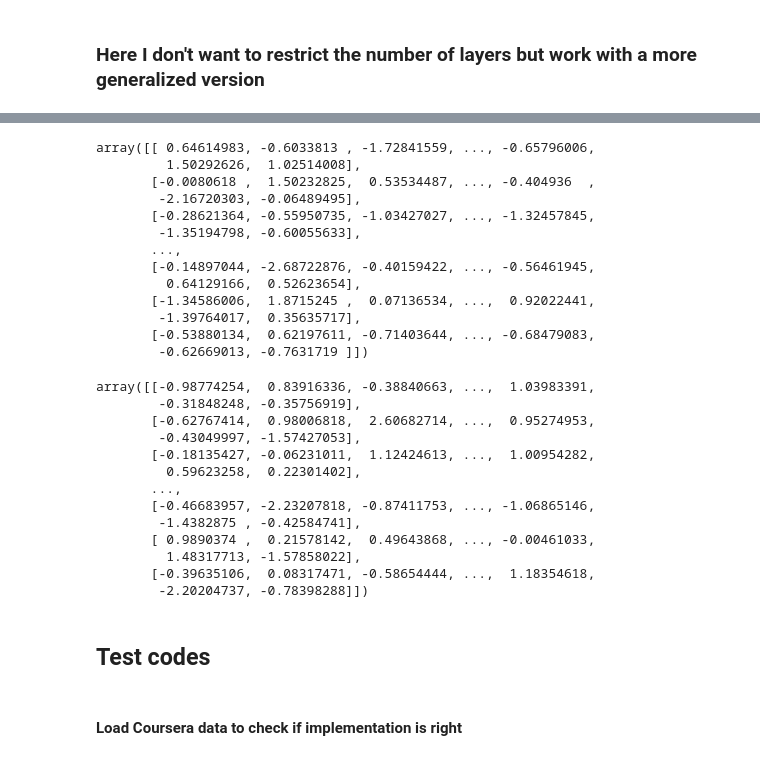
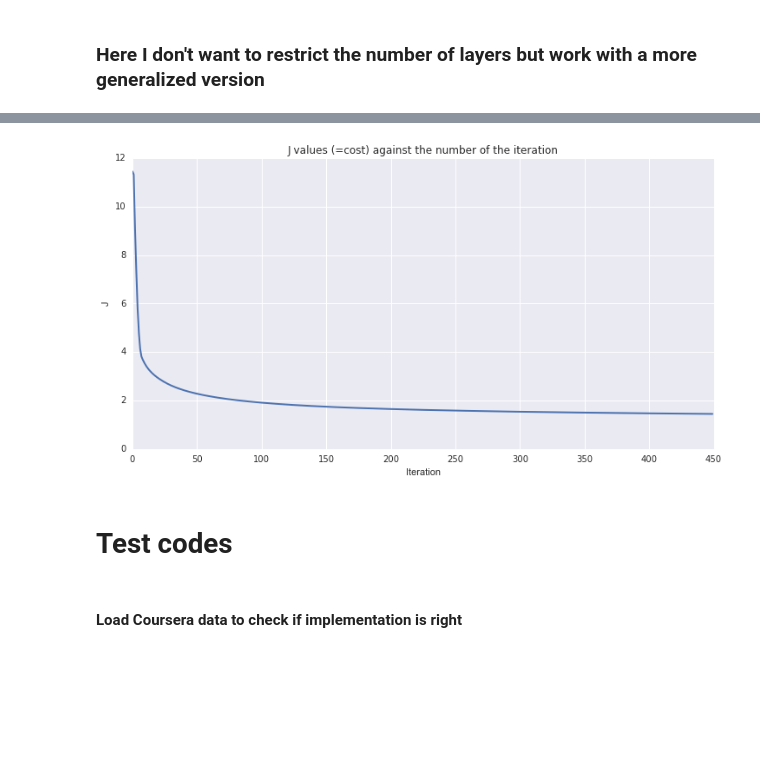
Before and after one commit to reinka/coding, a Jupyter notebook: MachineLearning/first nn/Neural Network.ipynb, the cells around one changed output, grey strips where cells are left out. Saved outputs shown, nothing was run; the diff lists cells and outputs as text; code cells hidden in the pictures; blank space fills up the shorter version.

Commit message:
Plot method Added

```diff
--- a/MachineLearning/first nn/Neural Network.ipynb
+++ b/MachineLearning/first nn/Neural Network.ipynb
@@ -47,12 +48,24 @@ class NeuralNet(object):
         self.weights = [np.random.randn(y,x) for x,y in zip(sizes[:-1], sizes[1:])]
         # Bias for each layer except input layer
         self.biases = [np.random.randn(y,1) for y in sizes[1:]]
+        self.costs = [] # list to store cost per iteration
+        self.iterations = None
 
-    def train(self, X, y, iterations, lambda_, alpha):
-        y = self.one_hot_encoding(y)
+    def train(self, X, y, iterations, lambda_, alpha, ohe=False, plot=True):
+        #One-hot-encoding
+        if ohe:
+            y = self.one_hot_encoding(y)
+
+        self.iterations = iterations
         for n in range(iterations):
-            self.update(X, y, lambda_, alpha)
+            cost = self.update(X, y, lambda_, alpha)
+            self.costs.append(cost)
+            if n%50 == 0:
+                print("Iteration {0} complete. Cost: {1}".format(n, cost))
 
+        #Plot Cost against number of iteration
+        if plot:
+            self.plot_costs()
 
     def update(self, X, y, lambda_,alpha):
         '''
@@ -66,7 +79,8 @@ class NeuralNet(object):
                         for w, nabla_w in zip(self.weights, nabla_w)]
         self.biases = [b-(alpha/m)*nabla_b.transpose()
                        for b, nabla_b in zip(self.biases, nabla_b)]
-        print("Iteration {0} complete".format(self.cost(y,activations[-1], lambda_)))
+        return self.cost(y,activations[-1], lambda_)
+
 
     def feedforward(self, X, y):
         '''
@@ -185,6 +199,22 @@ class NeuralNet(object):
         Derivative of sigmoid function
         '''
         return self.sigmoid(z)*(1-self.sigmoid(z))
+    def plot_costs(self):
+        import seaborn as sns
+        import matplotlib as mpl
+        import matplotlib.pyplot as plt
+        mpl.rc('lines', linewidth=2, color='r')
+        mpl.rcParams["figure.figsize"] = (12,6)
+
+
+        x = list(range(self.iterations))
+        y = self.costs
+        plt.plot(x,y)
+
+        plt.xlabel("Iteration")
+        plt.ylabel("J")
+        plt.title("J values (=cost) against the number of the iteration")
+        plt.show()
 # %%
 net = NeuralNet([400,25,10])
 net.train(X, y, 450, 1, 3)
@@ -209,41 +232,9 @@ Iteration 1.552063714539319 complete
-# %%
-net = NeuralNet([400,25,10])
-# %%
-test = net.weights
-test[0]
-# %% [output]
-array([[ 0.64614983, -0.6033813 , -1.72841559, ..., -0.65796006,
-         1.50292626,  1.02514008],
-       [-0.0080618 ,  1.50232825,  0.53534487, ..., -0.404936  ,
-        -2.16720303, -0.06489495],
-       [-0.28621364, -0.55950735, -1.03427027, ..., -1.32457845,
-        -1.35194798, -0.60055633],
-       ...,
-       [-0.14897044, -2.68722876, -0.40159422, ..., -0.56461945,
-         0.64129166,  0.52623654],
-       [-1.34586006,  1.8715245 ,  0.07136534, ...,  0.92022441,
-        -1.39764017,  0.35635717],
-       [-0.53880134,  0.62197611, -0.71403644, ..., -0.68479083,
-        -0.62669013, -0.7631719 ]])
-# %%
-np.equal(net.weights[0],test[0])
-net.weights[0]
-# %% [output]
-array([[-0.98774254,  0.83916336, -0.38840663, ...,  1.03983391,
-        -0.31848248, -0.35756919],
-       [-0.62767414,  0.98006818,  2.60682714, ...,  0.95274953,
-        -0.43049997, -1.57427053],
-       [-0.18135427, -0.06231011,  1.12424613, ...,  1.00954282,
-         0.59623258,  0.22301402],
-       ...,
-       [-0.46683957, -2.23207818, -0.87411753, ..., -1.06865146,
-        -1.4382875 , -0.42584741],
-       [ 0.9890374 ,  0.21578142,  0.49643868, ..., -0.00461033,
-         1.48317713, -1.57858022],
-       [-0.39635106,  0.08317471, -0.58654444, ...,  1.18354618,
-        -2.20204737, -0.78398288]])
+# %%
+net.plot_costs()
+# %% [output]
+[figure, added]
 # %% [markdown]
-## Test codes
+# Test codes
 # %% [markdown]
 #### Load Coursera data to check if implementation is right
 # %%
```
Also changed, not shown: parts of 2 cells of this notebook.
